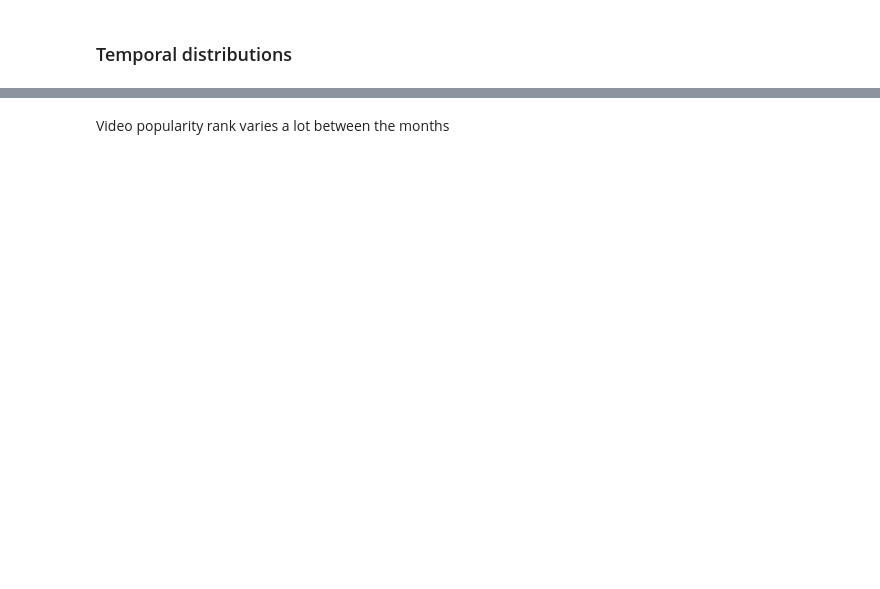
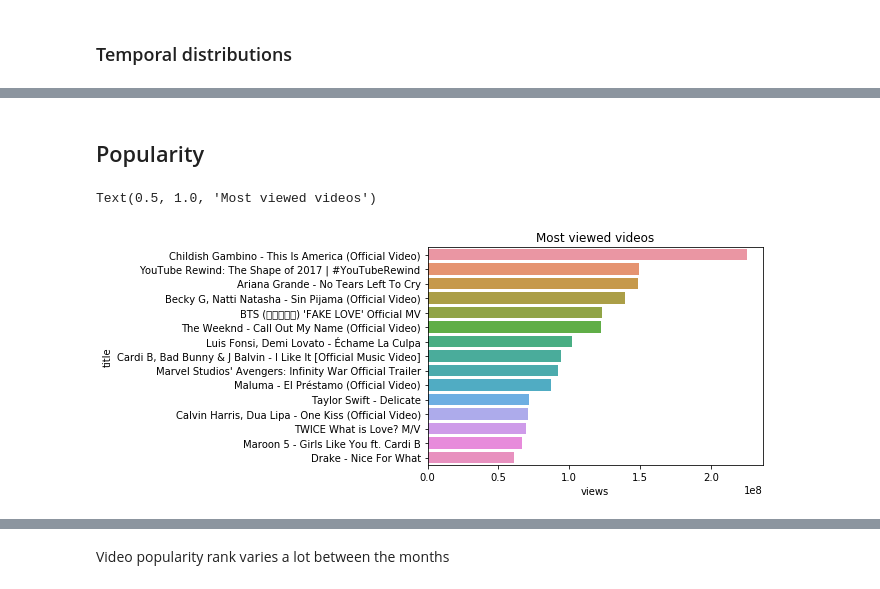
Before and after one commit to criswada/Lovelace, a Jupyter notebook: notebooks/Analise_exploratoria.ipynb, the cells around one changed output, grey strips where cells are left out. Saved outputs shown, nothing was run; the diff lists cells and outputs as text; code cells hidden in the pictures; blank space fills up the shorter version.

```diff
--- a/notebooks/Analise_exploratoria.ipynb
+++ b/notebooks/Analise_exploratoria.ipynb
@@ -131,0 +141,16 @@ Name: trending_date, dtype: int64
+# %% [markdown]
+## Popularity
+# %%
+# Per views
+df2 = df.copy()
+
+df2.sort_values('views', ascending=False, inplace=True)
+df2.drop_duplicates('video_id', inplace=True)
+
+sns.barplot(y='title', x='views', data=df2.iloc[:15])
+plt.title('Most viewed videos')
+
+#TODO: warnings caused by presence of not roman font!
+# %% [output]
+Text(0.5, 1.0, 'Most viewed videos')
+[figure, added]
```
Also changed, not shown: parts of 13 cells of this notebook.
